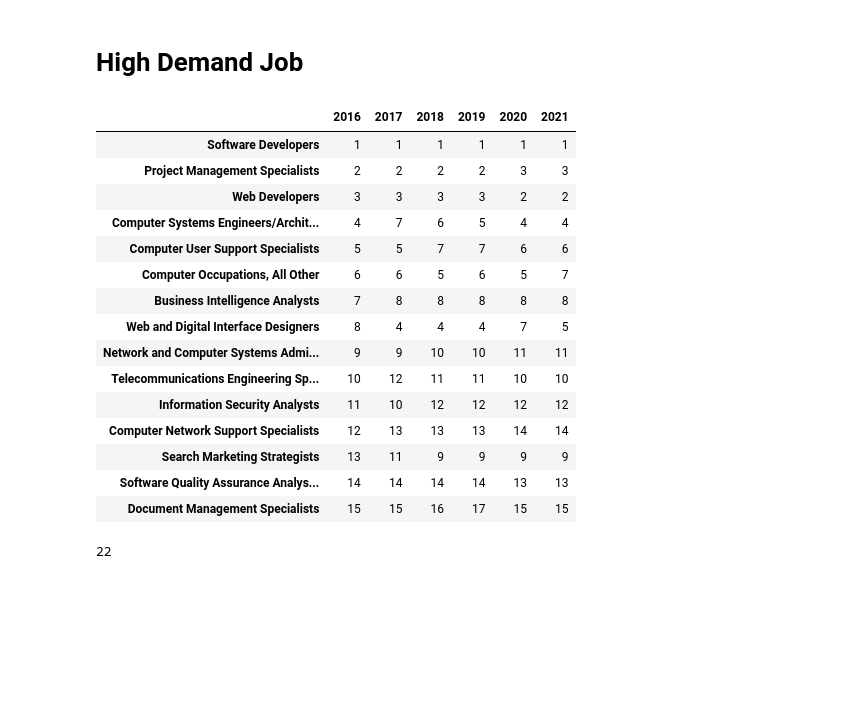
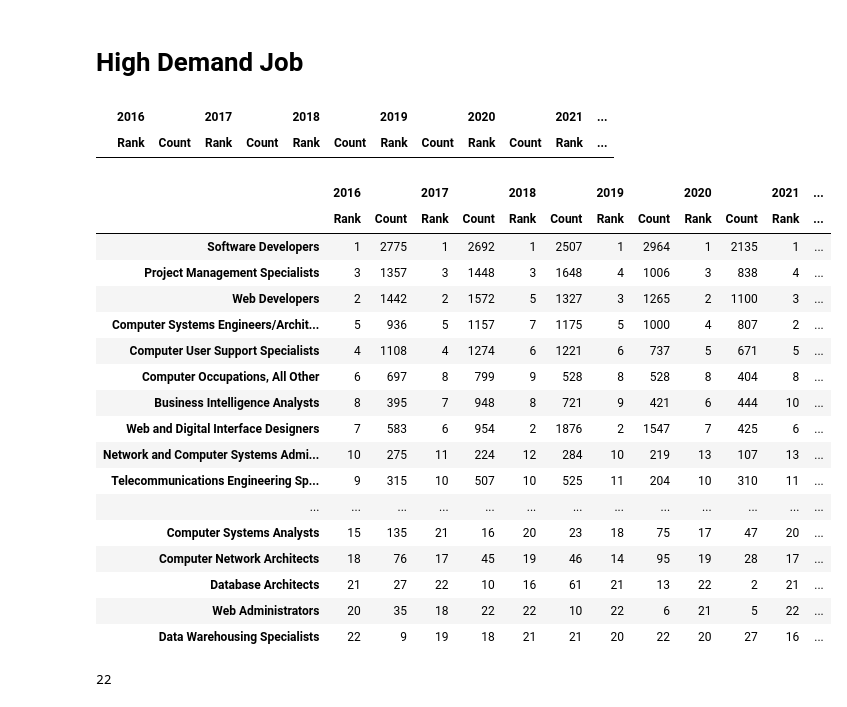
Before and after one commit to Srj/Bdjobs, a Jupyter notebook: notebook/3) Job_Analysis.ipynb, the cells around one changed output. Saved outputs shown, nothing was run; the diff lists cells and outputs as text; code cells hidden in the pictures; blank space fills up the shorter version.

```diff
--- a/notebook/3) Job_Analysis.ipynb
+++ b/notebook/3) Job_Analysis.ipynb
@@ -205,33 +210,44 @@ labor_demand_df
 | Web and Digital Interface Designers | 63.008576 | 72.789308 | 57.126866 | 59.424047 | 86.755294 | 69.304665 |
 # %% [markdown]
 <h1>High Demand Job</h1>
+# %%
+rank_df = pd.DataFrame(columns=pd.MultiIndex.from_product([years,['Rank','Count']]))
+rank_df
+# %% [output]
+|  | 2016 |  | 2017 |  | 2018 |  | 2019 |  | 2020 |  | 2021 | ... |
+|  | Rank | Count | Rank | Count | Rank | Count | Rank | Count | Rank | Count | Rank | ... |
+# %%
+rank_df.loc[:,(2016,'Rank')] = rank_df[(2016,'Count')].rank(ascending=False).astype(int)
 # %%
 years = list(range(2016,2022))
-rank_df = pd.DataFrame(columns =[*years])
+# rank_df = pd.DataFrame(columns =[*years])
 for YEAR in years:
     year_df = df[df['Year'] == YEAR]
-    top_title = year_df['MergedTitle'].value_counts()[:100].index.tolist()
+    top_title = year_df['ONET Title'].value_counts()[:100].index.tolist()
     for rank,title in enumerate(top_title):
-        rank_df.loc[title,YEAR] = rank+1
+        rank_df.loc[title,(YEAR,'Count')] = year_df[year_df['ONET Title'] == title]['TotalVacancy'].sum()
+    rank_df.loc[:,(YEAR,'Rank')] = rank_df[(YEAR,'Count')].rank(ascending=False).astype(int)
 # %%
-rank_df.head(15)
+rank_df
 # %% [output]
-|  | 2016 | 2017 | 2018 | 2019 | 2020 | 2021 |
-| Software Developers | 1 | 1 | 1 | 1 | 1 | 1 |
-| Project Management Specialists | 2 | 2 | 2 | 2 | 3 | 3 |
-| Web Developers | 3 | 3 | 3 | 3 | 2 | 2 |
-| Computer Systems Engineers/Archit... | 4 | 7 | 6 | 5 | 4 | 4 |
-| Computer User Support Specialists | 5 | 5 | 7 | 7 | 6 | 6 |
-| Computer Occupations, All Other | 6 | 6 | 5 | 6 | 5 | 7 |
-| Business Intelligence Analysts | 7 | 8 | 8 | 8 | 8 | 8 |
-| Web and Digital Interface Designers | 8 | 4 | 4 | 4 | 7 | 5 |
-| Network and Computer Systems Admi... | 9 | 9 | 10 | 10 | 11 | 11 |
-| Telecommunications Engineering Sp... | 10 | 12 | 11 | 11 | 10 | 10 |
-| Information Security Analysts | 11 | 10 | 12 | 12 | 12 | 12 |
-| Computer Network Support Specialists | 12 | 13 | 13 | 13 | 14 | 14 |
-| Search Marketing Strategists | 13 | 11 | 9 | 9 | 9 | 9 |
-| Software Quality Assurance Analys... | 14 | 14 | 14 | 14 | 13 | 13 |
-| Document Management Specialists | 15 | 15 | 16 | 17 | 15 | 15 |
+|  | 2016 |  | 2017 |  | 2018 |  | 2019 |  | 2020 |  | 2021 | ... |
+|  | Rank | Count | Rank | Count | Rank | Count | Rank | Count | Rank | Count | Rank | ... |
+| Software Developers | 1 | 2775 | 1 | 2692 | 1 | 2507 | 1 | 2964 | 1 | 2135 | 1 | ... |
+| Project Management Specialists | 3 | 1357 | 3 | 1448 | 3 | 1648 | 4 | 1006 | 3 | 838 | 4 | ... |
+| Web Developers | 2 | 1442 | 2 | 1572 | 5 | 1327 | 3 | 1265 | 2 | 1100 | 3 | ... |
+| Computer Systems Engineers/Archit... | 5 | 936 | 5 | 1157 | 7 | 1175 | 5 | 1000 | 4 | 807 | 2 | ... |
+| Computer User Support Specialists | 4 | 1108 | 4 | 1274 | 6 | 1221 | 6 | 737 | 5 | 671 | 5 | ... |
+| Computer Occupations, All Other | 6 | 697 | 8 | 799 | 9 | 528 | 8 | 528 | 8 | 404 | 8 | ... |
+| Business Intelligence Analysts | 8 | 395 | 7 | 948 | 8 | 721 | 9 | 421 | 6 | 444 | 10 | ... |
+| Web and Digital Interface Designers | 7 | 583 | 6 | 954 | 2 | 1876 | 2 | 1547 | 7 | 425 | 6 | ... |
+| Network and Computer Systems Admi... | 10 | 275 | 11 | 224 | 12 | 284 | 10 | 219 | 13 | 107 | 13 | ... |
+| Telecommunications Engineering Sp... | 9 | 315 | 10 | 507 | 10 | 525 | 11 | 204 | 10 | 310 | 11 | ... |
+| ... | ... | ... | ... | ... | ... | ... | ... | ... | ... | ... | ... | ... |
+| Computer Systems Analysts | 15 | 135 | 21 | 16 | 20 | 23 | 18 | 75 | 17 | 47 | 20 | ... |
+| Computer Network Architects | 18 | 76 | 17 | 45 | 19 | 46 | 14 | 95 | 19 | 28 | 17 | ... |
+| Database Architects | 21 | 27 | 22 | 10 | 16 | 61 | 21 | 13 | 22 | 2 | 21 | ... |
+| Web Administrators | 20 | 35 | 18 | 22 | 22 | 10 | 22 | 6 | 21 | 5 | 22 | ... |
+| Data Warehousing Specialists | 22 | 9 | 19 | 18 | 21 | 21 | 20 | 22 | 20 | 27 | 16 | ... |
 # %%
 rank_df.head(10).to_csv(os.path.join(TABLE,'title_rank.csv'),float_format='%.3f')
 # %%
```
Also changed, not shown: parts of 10 cells of this notebook, 5 other files.
